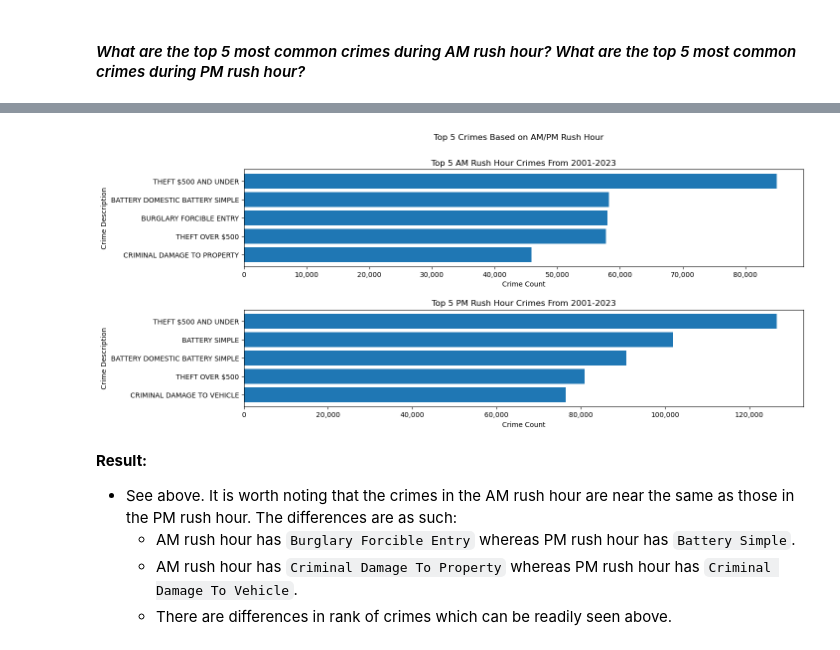
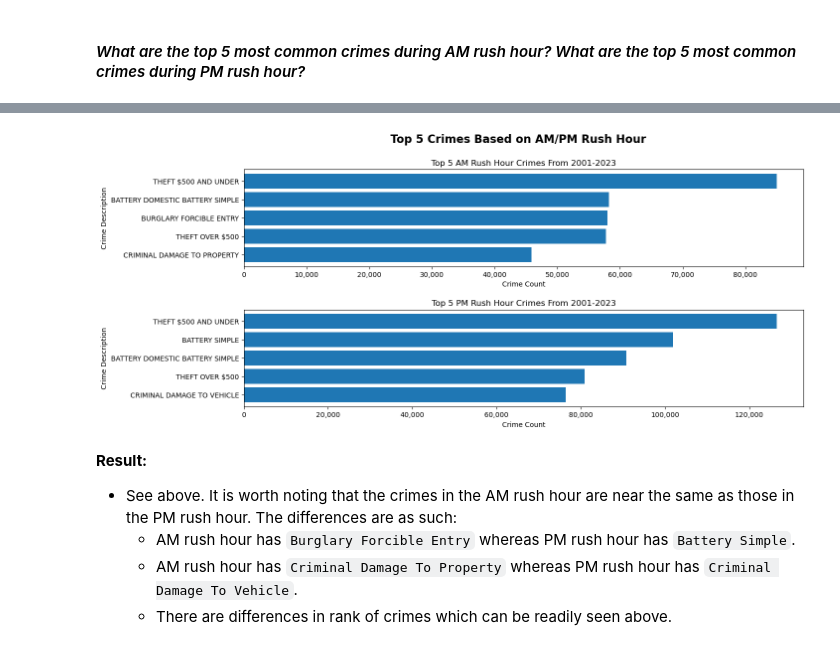
Before and after one commit to john-a-dixon/chicago-crime-time-series, a Jupyter notebook: chicago-crime-time-series.ipynb, the cells around one changed output, grey strips where cells are left out. Drawn from its saved outputs; the diff is of its cells as text; code cells hidden in the pictures.

```diff
--- a/chicago-crime-time-series.ipynb
+++ b/chicago-crime-time-series.ipynb
@@ -226,27 +198,29 @@ ax.xaxis.set_major_formatter(crime_cnt_format);
 # %%
+
 am = am_rush_df["Full Crime"].value_counts().sort_values(ascending=True).tail()
 pm = pm_rush_df["Full Crime"].value_counts().sort_values(ascending=True).tail()
 crime_cnt_format = mticks.StrMethodFormatter("{x:,.0f}")
 
 fig, ax = plt.subplots(nrows=2, ncols=1, figsize=(12, 6))
 
 fig.tight_layout(h_pad=5)
 plt.subplots_adjust(top=0.86)
 
+fig.suptitle("Top 5 Crimes Based on AM/PM Rush Hour", fontsize=16, fontweight="bold")
 
 ax[0].barh(am.index, am.values)
 ax[0].set_title("Top 5 AM Rush Hour Crimes From 2001-2023")
 ax[0].set_xlabel("Crime Count")
 ax[0].set_ylabel("Crime Description")
 ax[0].xaxis.set_major_formatter(crime_cnt_format)
 
 ax[1].barh(pm.index, pm.values)
 ax[1].set_title("Top 5 PM Rush Hour Crimes From 2001-2023")
 ax[1].set_xlabel("Crime Count")
 ax[1].set_ylabel("Crime Description")
 ax[1].xaxis.set_major_formatter(crime_cnt_format)
 # %% [output]
-[figure, old version]
+[figure, new version]
 # %% [markdown]
 **Result:**
 - See above. It is worth noting that the crimes in the AM rush hour are near the same as those in the PM rush hour. The differences are as such:
```
Also changed, not shown: parts of 2 cells of this notebook.
